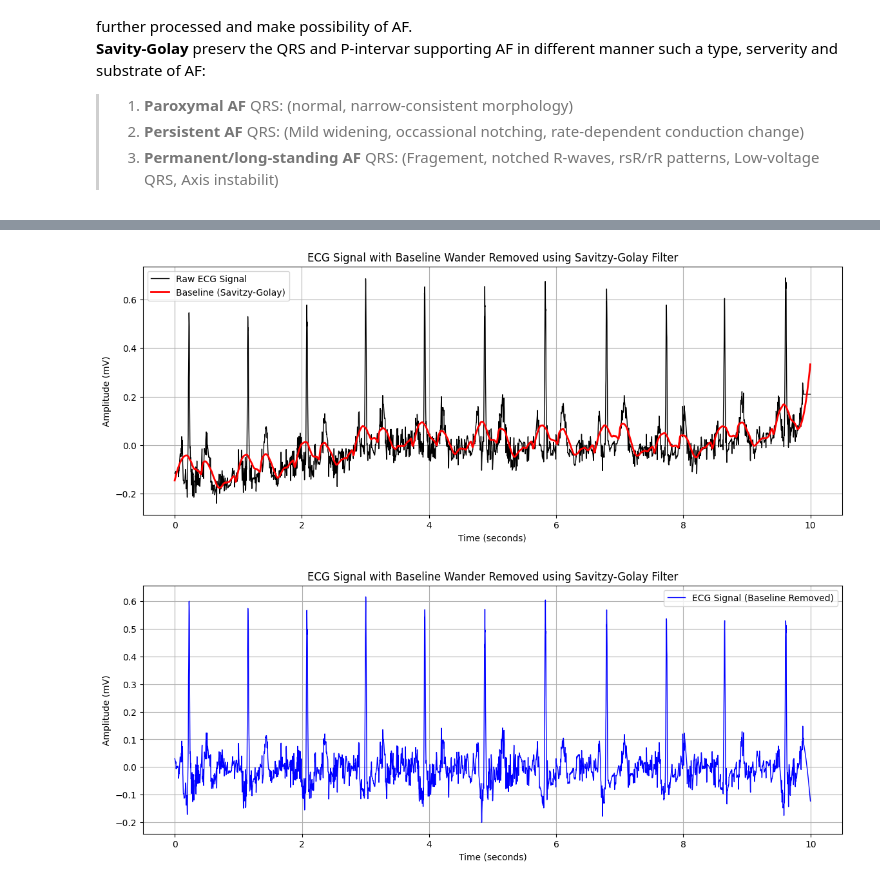
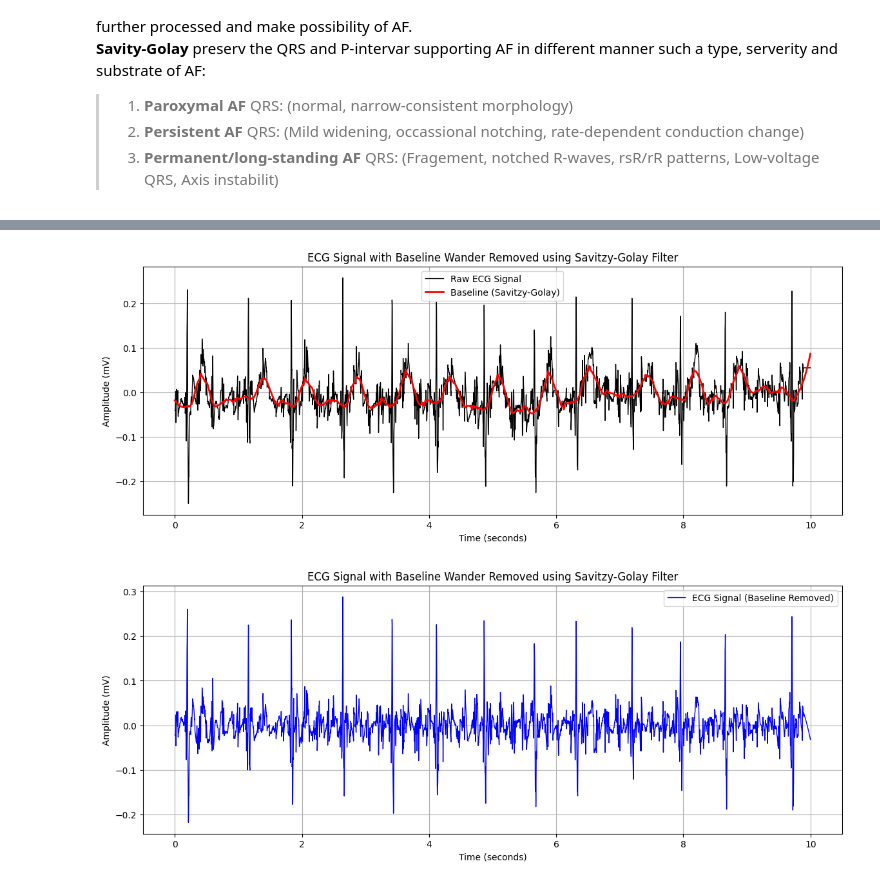
Before and after one commit to vlbthambawita/AF_detection_vs_freq, a Jupyter notebook: LSTM/LSTM_learning_intermidate_model.ipynb, the cells around one changed output, grey strips where cells are left out. Drawn from its saved outputs; the diff is of its cells as text; code cells hidden in the pictures.

```diff
--- a/LSTM/LSTM_learning_intermidate_model.ipynb
+++ b/LSTM/LSTM_learning_intermidate_model.ipynb
@@ -280,35 +308,35 @@ def rpeaks_to_rr_ms(r_peaks: np.ndarray, fs: int):
 # Plotting raw ECG signal and baseline with Savitzy-Golay filter
 # ------------------------------------------
 #152 AF
-record = wfdb.rdrecord(ECG_INDEX[1])
+record = wfdb.rdrecord(ECG_INDEX[152])
 fs = record.fs
 ecg_raw = record.p_signal[:,0]
 windows_length = int(0.4 * fs) | 1
 if windows_length % 2 == 0:
     windows_length += 1
 baseline = savitzy_golay(ecg_raw, windows_length, 2)
 ecg_clean = ecg_raw - baseline
 
 t = np.arange(len(ecg_raw)) / fs
 
 plt.figure(figsize=(14, 5))
 plt.plot(t, ecg_raw, color="black", linewidth=1, label="Raw ECG Signal")
 plt.plot(t, baseline, color="red", linewidth=2, label="Baseline (Savitzy-Golay)")
 plt.xlabel("Time (seconds)")
 plt.ylabel("Amplitude (mV)")
 plt.title("ECG Signal with Baseline Wander Removed using Savitzy-Golay Filter")
 plt.legend()
 plt.grid(True)
 plt.figure(figsize=(14, 5))
 plt.plot(t, ecg_clean, color="blue", linewidth=1, label="ECG Signal (Baseline Removed)")
 
 
 plt.xlabel("Time (seconds)")
 plt.ylabel("Amplitude (mV)")
 plt.title("ECG Signal with Baseline Wander Removed using Savitzy-Golay Filter")
 plt.legend()
 plt.grid(True)
 plt.show()
 # %% [output]
-[figure, old version]
+[figure, new version]
-[figure, old version]
+[figure, new version]
```
Also changed, not shown: parts of 3 cells of this notebook.
